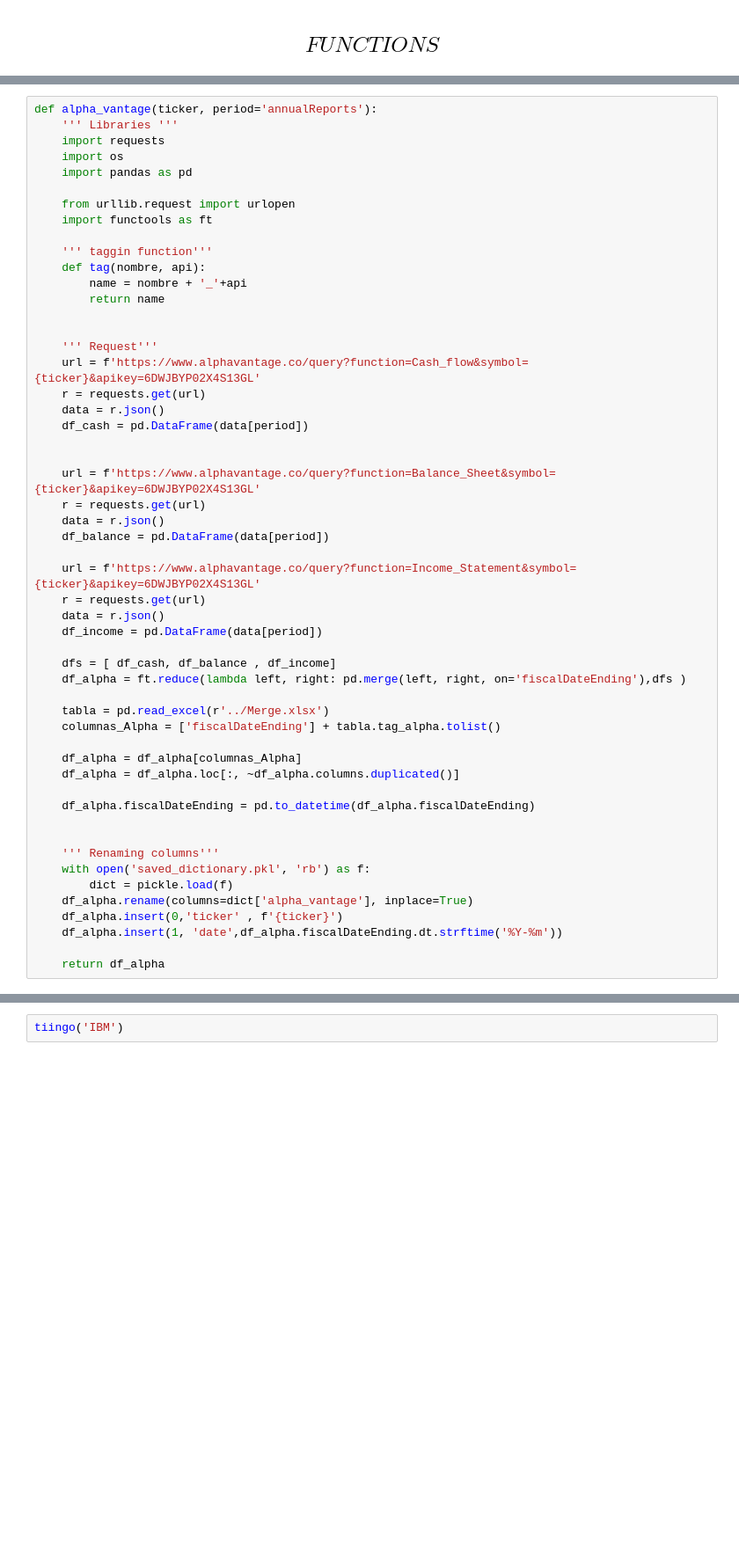
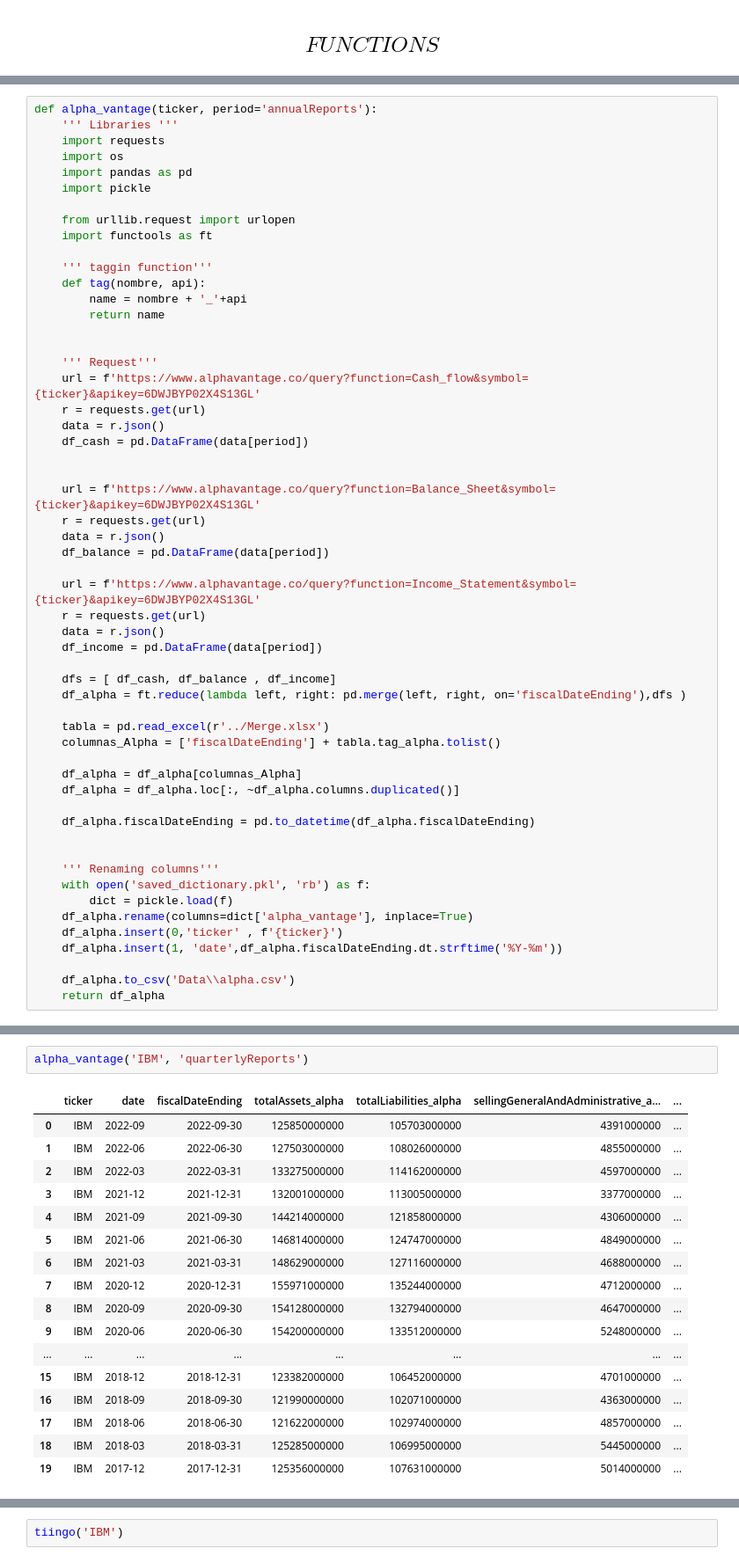
Before and after one commit to Aleengelstajn/Financial-APIs-Comparison-Python, a Jupyter notebook: API_downloads/Merge.ipynb, the cells around one changed output, grey strips where cells are left out. Shown at 88% size. Cells and saved outputs as stored; diff of their text form; blank space fills up the shorter version.

```diff
--- a/API_downloads/Merge.ipynb
+++ b/API_downloads/Merge.ipynb
@@ -96,6 +99,7 @@ def alpha_vantage(ticker, period='annualReports'):
     import requests
     import os
     import pandas as pd
+    import pickle
 
     from urllib.request import urlopen
     import functools as ft
@@ -142,4 +146,5 @@ def alpha_vantage(ticker, period='annualReports'):
     df_alpha.insert(0,'ticker' , f'{ticker}')
     df_alpha.insert(1, 'date',df_alpha.fiscalDateEnding.dt.strftime('%Y-%m'))
 
+    df_alpha.to_csv('Data\\alpha.csv')
     return df_alpha
@@ -155,0 +151,20 @@ alpha_vantage('AAPL')
+# %%
+alpha_vantage('IBM', 'quarterlyReports')
+# %% [output]
+|  | ticker | date | fiscalDateEnding | totalAssets_alpha | totalLiabilities_alpha | sellingGeneralAndAdministrative_a... | ... |
+| 0 | IBM | 2022-09 | 2022-09-30 | 125850000000 | 105703000000 | 4391000000 | ... |
+| 1 | IBM | 2022-06 | 2022-06-30 | 127503000000 | 108026000000 | 4855000000 | ... |
+| 2 | IBM | 2022-03 | 2022-03-31 | 133275000000 | 114162000000 | 4597000000 | ... |
+| 3 | IBM | 2021-12 | 2021-12-31 | 132001000000 | 113005000000 | 3377000000 | ... |
+| 4 | IBM | 2021-09 | 2021-09-30 | 144214000000 | 121858000000 | 4306000000 | ... |
+| 5 | IBM | 2021-06 | 2021-06-30 | 146814000000 | 124747000000 | 4849000000 | ... |
+| 6 | IBM | 2021-03 | 2021-03-31 | 148629000000 | 127116000000 | 4688000000 | ... |
+| 7 | IBM | 2020-12 | 2020-12-31 | 155971000000 | 135244000000 | 4712000000 | ... |
+| 8 | IBM | 2020-09 | 2020-09-30 | 154128000000 | 132794000000 | 4647000000 | ... |
+| 9 | IBM | 2020-06 | 2020-06-30 | 154200000000 | 133512000000 | 5248000000 | ... |
+| ... | ... | ... | ... | ... | ... | ... | ... |
+| 15 | IBM | 2018-12 | 2018-12-31 | 123382000000 | 106452000000 | 4701000000 | ... |
+| 16 | IBM | 2018-09 | 2018-09-30 | 121990000000 | 102071000000 | 4363000000 | ... |
+| 17 | IBM | 2018-06 | 2018-06-30 | 121622000000 | 102974000000 | 4857000000 | ... |
+| 18 | IBM | 2018-03 | 2018-03-31 | 125285000000 | 106995000000 | 5445000000 | ... |
+| 19 | IBM | 2017-12 | 2017-12-31 | 125356000000 | 107631000000 | 5014000000 | ... |
```
Also changed, not shown: parts of 30 cells of this notebook, 10 other files.
